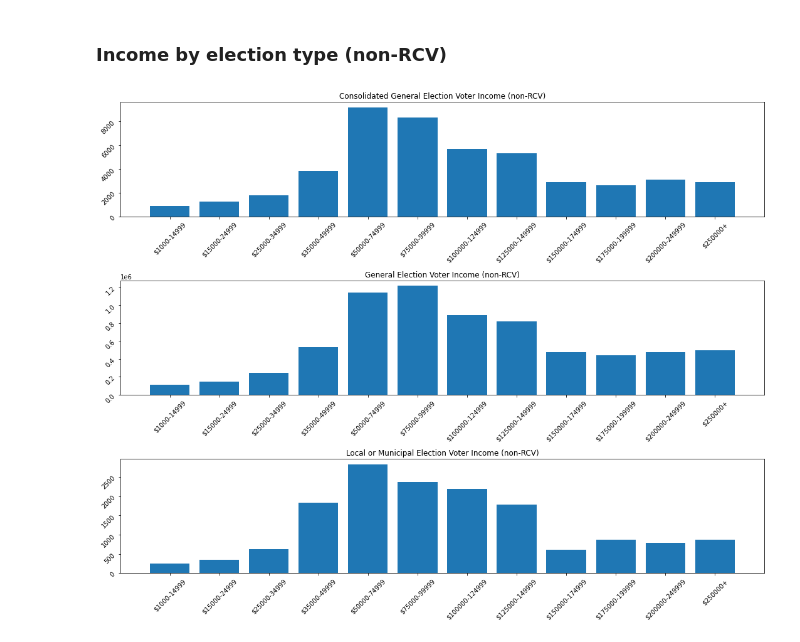
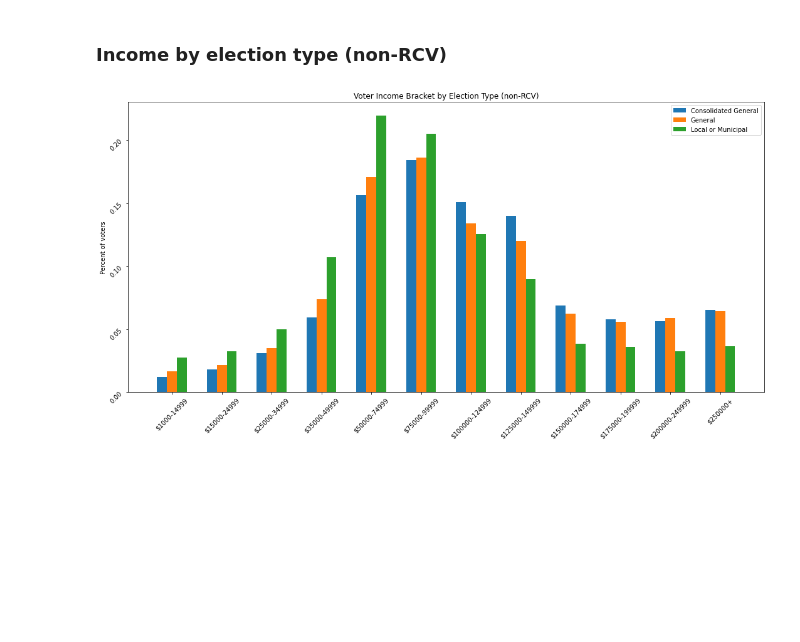
Before and after one commit to jnshzk/capstone, a Jupyter notebook: jin_visualizations.ipynb, the cells around one changed output. Drawn from its saved outputs; the diff is of its cells as text; code cells hidden in the pictures; blank space fills up the shorter version.

```diff
--- a/jin_visualizations.ipynb
+++ b/jin_visualizations.ipynb
@@ -4,6 +5,6 @@ import matplotlib.pyplot as plt
 # %%
-ca_merged_df = pd.read_csv('../Downloads/voter_turnout_merged_california.csv')
-ca_merged_df.head()
+df = pd.read_csv('../Downloads/voter_turnout_merged_all_states.csv')
+df.head()
 # %% [output]
 |  | Residence_Addresses_City | elec_date | elec_year | elec_type | total_voters_asian | total_voters_black | ... |
 | 0 | Oakland | 2020_11_03 | 2020 | General | 30600.0 | 61476.0 | ... |
@@ -15,8 +16,8 @@ ca_merged_df.head()
 # %% [markdown]
 ### Plot turnout by election type
 # %%
-ca_merged_df['total_turnout'] = ca_merged_df['voted_voters'] / ca_merged_df['voter_population']
-ca_merged_df.head()
+df['total_turnout'] = df['voted_voters'] / df['voter_population']
+df.head()
 # %% [output]
 |  | Residence_Addresses_City | elec_date | elec_year | elec_type | total_voters_asian | total_voters_black | ... |
 | 0 | Oakland | 2020_11_03 | 2020 | General | 30600.0 | 61476.0 | ... |
@@ -43,8 +75,12 @@ Text(0.5, 1.0, 'Average turnout by election (California)')
 # %% [markdown]
 ### Plot turnout by election type (RCV vs. Non-RCV)
 # %%
-rcv_cities = ['Albany', 'Berkeley', 'Eureka', 'Oakland', 'Palm Desert', 'San Francisco', 'San Leandro']
-non_rcv_cities = list(set(ca_merged_df['Residence_Addresses_City']) - set(rcv_cities))
+rcv_cities = ['Albany', 'Berkeley', 'Eureka', 'Oakland', 'Palm Desert', 'San Francisco', 'San Leandro',
+             'Las Cruces', 'Santa Fe', 'Boulder', 'Burlington', 'Portland', 'Takoma Park', 'Bluffdale',
+             'Payson', 'Cottonwood Heights', 'Salt Lake City', 'Sandy', 'Midvale', 'Draper', 'Lehi',
+             'Springville', 'South Salt Lake', 'Magna', 'Heber', 'Millcreek', 'Riverton', 'St. Louis Park',
+             'Bloomington', 'Minneapolis', 'Minnetonka']
+non_rcv_cities = list(set(df['Residence_Addresses_City']) - set(rcv_cities))
 # %%
-rcv_df = ca_merged_df[ca_merged_df['Residence_Addresses_City'].isin(rcv_cities)]
-non_rcv_df = ca_merged_df[ca_merged_df['Residence_Addresses_City'].isin(non_rcv_cities)]
+rcv_df = df[df['Residence_Addresses_City'].isin(rcv_cities)]
+non_rcv_df = df[df['Residence_Addresses_City'].isin(non_rcv_cities)]
@@ -217,31 +291,42 @@ fig.tight_layout()
 # %%
 consolidated_general_df_non_rcv = non_rcv_df[non_rcv_df['elec_type']=='Consolidated_General']
 general_df_non_rcv = non_rcv_df[non_rcv_df['elec_type']=='General']
 local_municipal_df_non_rcv = non_rcv_df[non_rcv_df['elec_type']=='Local_or_Municipal']
 
 consolidated_general_income_non_rcv = consolidated_general_df_non_rcv[income_cols].drop_duplicates().sum(axis=0)
 general_income_non_rcv = general_df_non_rcv[income_cols].drop_duplicates().sum(axis=0)
 local_municipal_income_non_rcv = local_municipal_df_non_rcv[income_cols].drop_duplicates().sum(axis=0)
 
 consolidated_general_income_non_rcv = consolidated_general_income_non_rcv.reindex(ordered_income_cols)
 general_income_non_rcv = general_income_non_rcv.reindex(ordered_income_cols)
 local_municipal_income_non_rcv = local_municipal_income_non_rcv.reindex(ordered_income_cols)
 
 
-fig, axs = plt.subplots(3, figsize=(15, 12))
+#get percentage breakdown of voter income by election type
 
-axs[0].bar(x_labels, consolidated_general_income_non_rcv)
-axs[0].title.set_text('Consolidated General Election Voter Income (non-RCV)')
-axs[0].tick_params(labelrotation=45)
+total_consolidated_general_voters_non_rcv = sum(consolidated_general_income_non_rcv)
+consolidated_general_income_non_rcv = consolidated_general_income_non_rcv.div(total_consolidated_general_voters_non_rcv)
 
-axs[1].bar(x_labels, general_income_non_rcv)
-axs[1].title.set_text('General Election Voter Income (non-RCV)')
-axs[1].tick_params(labelrotation=45)
+total_general_voters_non_rcv = sum(general_income_non_rcv)
+general_income_non_rcv = general_income_non_rcv.div(total_general_voters_non_rcv)
 
-axs[2].bar(x_labels, local_municipal_income_non_rcv)
-axs[2].title.set_text('Local or Municipal Election Voter Income (non-RCV)')
-axs[2].tick_params(labelrotation=45)
+total_local_municipal_voters_non_rcv = sum(local_municipal_income_non_rcv)
+local_municipal_income_non_rcv = local_municipal_income_non_rcv.div(total_local_municipal_voters_non_rcv)
+
+
+fig, ax = plt.subplots(figsize=(15, 8))
+rects1 = ax.bar(x - width, consolidated_general_income_non_rcv, width, label='Consolidated General')
+rects2 = ax.bar(x, general_income_non_rcv, width, label='General')
+rects3 = ax.bar(x + width, local_municipal_income_non_rcv, width, label='Local or Municipal')
+
+ax.set_ylabel('Percent of voters')
+ax.set_title('Voter Income Bracket by Election Type (non-RCV)')
+ax.set_xticks(x)
+ax.set_xticklabels(x_labels)
+ax.tick_params(labelrotation=45)
+ax.legend()
 
 fig.tight_layout()
+plt.show()
 # %% [output]
-[figure, old version]
+[figure, new version]
```
Also changed, not shown: parts of 24 cells of this notebook.
